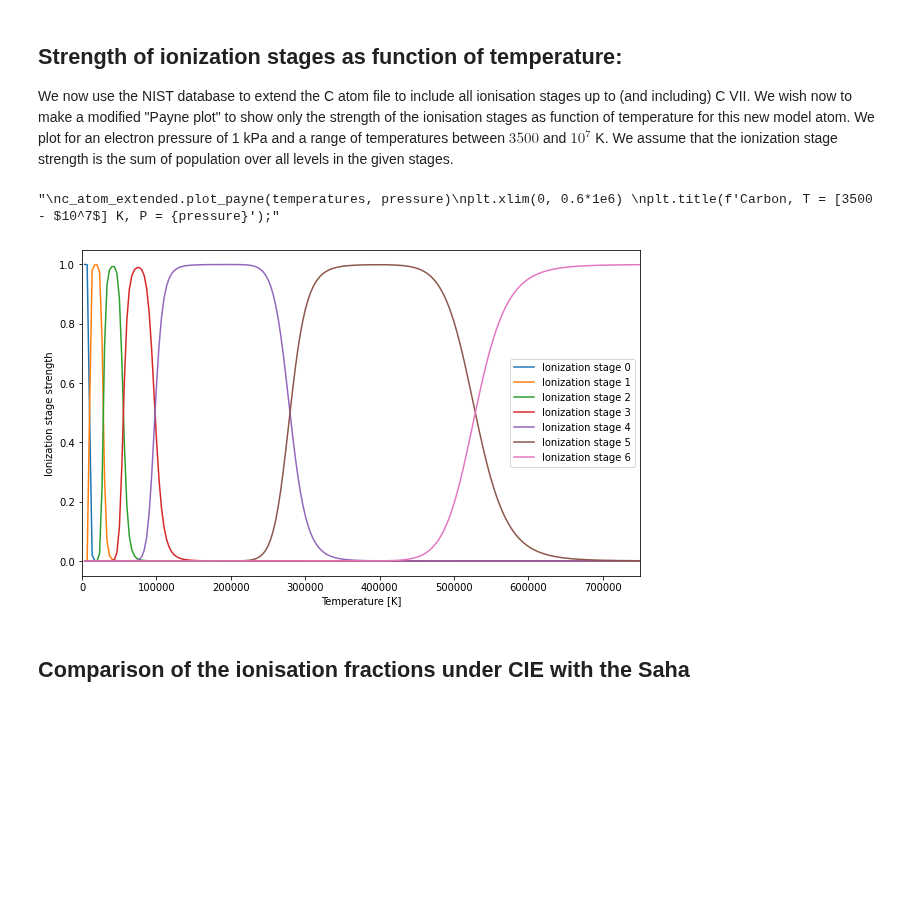
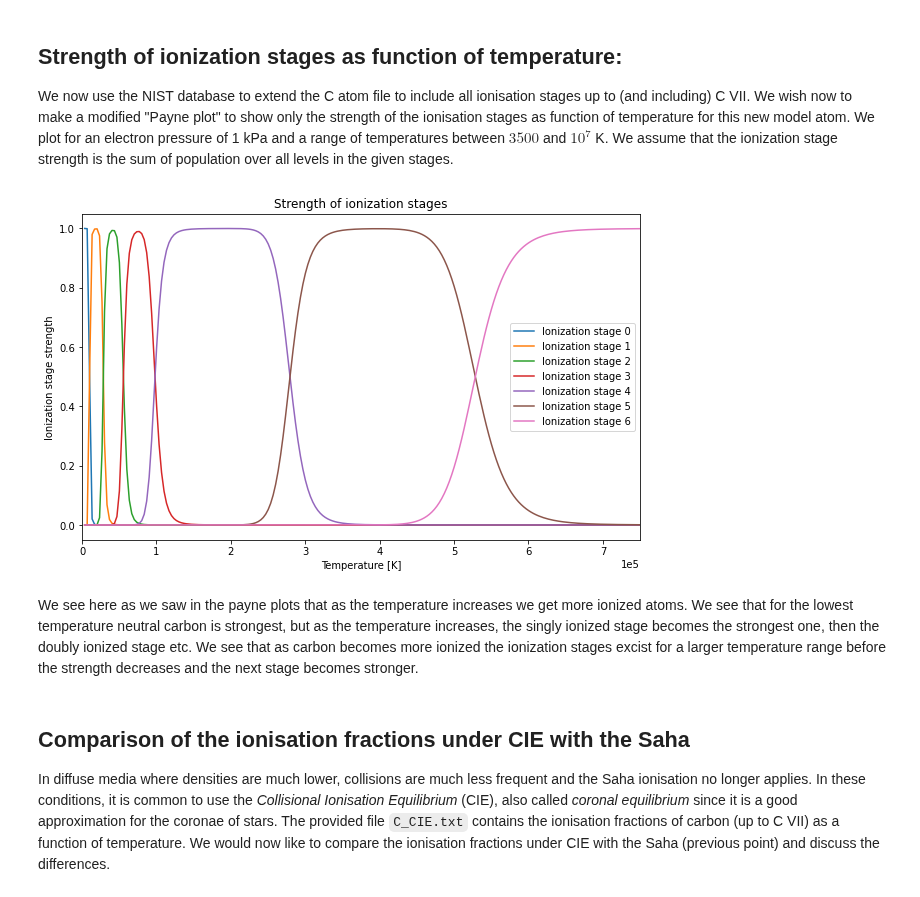
Before and after one commit to Rachelstiansen/AST4310, a Jupyter notebook: project work/project1/project1_student.ipynb, the cells around one changed output. Drawn from its saved outputs; the diff is of its cells as text; code cells hidden in the pictures; blank space fills up the shorter version.

```diff
--- a/project work/project1/project1_student.ipynb
+++ b/project work/project1/project1_student.ipynb
@@ -285,27 +285,31 @@ We now use the NIST database to extend the C atom file to include all ionisation
 # %%
 c_atom_extended = Atom('C_I-VII.txt')
 temperatures = np.linspace(3500, 1e7, 3000) * units.K
 pressure = 1 * units.kPa
 # We compute the population for each temperature, in each stage and for each level
 pops = c_atom_extended.compute_populations(temperatures, pressure) # shape (7, 401, 1000)
 
 # We then find the total population in each stage for each temperature
 total_populations = np.nansum(pops, axis=1)
 
 plt.figure(figsize=(10,6))
 for i in range(7):
-    plt.plot(temperatures, total_populations[i, :], label=f"Ionization stage {i}")
+    plt.plot(temperatures, total_populations[i, :], label=f"Ionization stage {i}") # maybe plot for i+1 so it makes more sense?
 
 plt.legend()
-plt.title("")
+plt.title("Strength of ionization stages")
 plt.xlabel('Temperature [K]')
 plt.ylabel('Ionization stage strength')
-plt.xlim(0, 0.75e6)
+plt.ticklabel_format(style='sci', axis='x', scilimits=(0,0))
+plt.xlim(0, 0.75e6);
 # %% [output]
-"\nc_atom_extended.plot_payne(temperatures, pressure)\nplt.xlim(0, 0.6*1e6) \nplt.title(f'Carbon, T = [3500 - $10^7$] K, P = {pressure}');"
-[figure, old version]
+[figure, new version]
+# %% [markdown]
+We see here as we saw in the payne plots that as the temperature increases we get more ionized atoms. We see that for the lowest temperature neutral carbon is strongest, but as the temperature increases, the singly ionized stage becomes the strongest one, then the doubly ionized stage etc. We see that as carbon becomes more ionized the ionization stages excist for a larger temperature range before the strength decreases and the next stage becomes stronger.
 # %% [markdown]
 ## Comparison of the ionisation fractions under CIE with the Saha
+
+In diffuse media where densities are much lower, collisions are much less frequent and the Saha ionisation no longer applies. In these conditions, it is common to use the *Collisional Ionisation Equilibrium* (CIE), also called *coronal equilibrium* since it is a good approximation for the coronae of stars. The provided file `C_CIE.txt` contains the ionisation fractions of carbon (up to C VII) as a function of temperature. We would now like to compare the ionisation fractions under CIE with the Saha (previous point) and discuss the differences.
 # %%
 # Retrieving data from C_CIE.txt-file:
 data = np.loadtxt("C_CIE.txt", skiprows=2)
```
Also changed, not shown: parts of 4 cells of this notebook.
